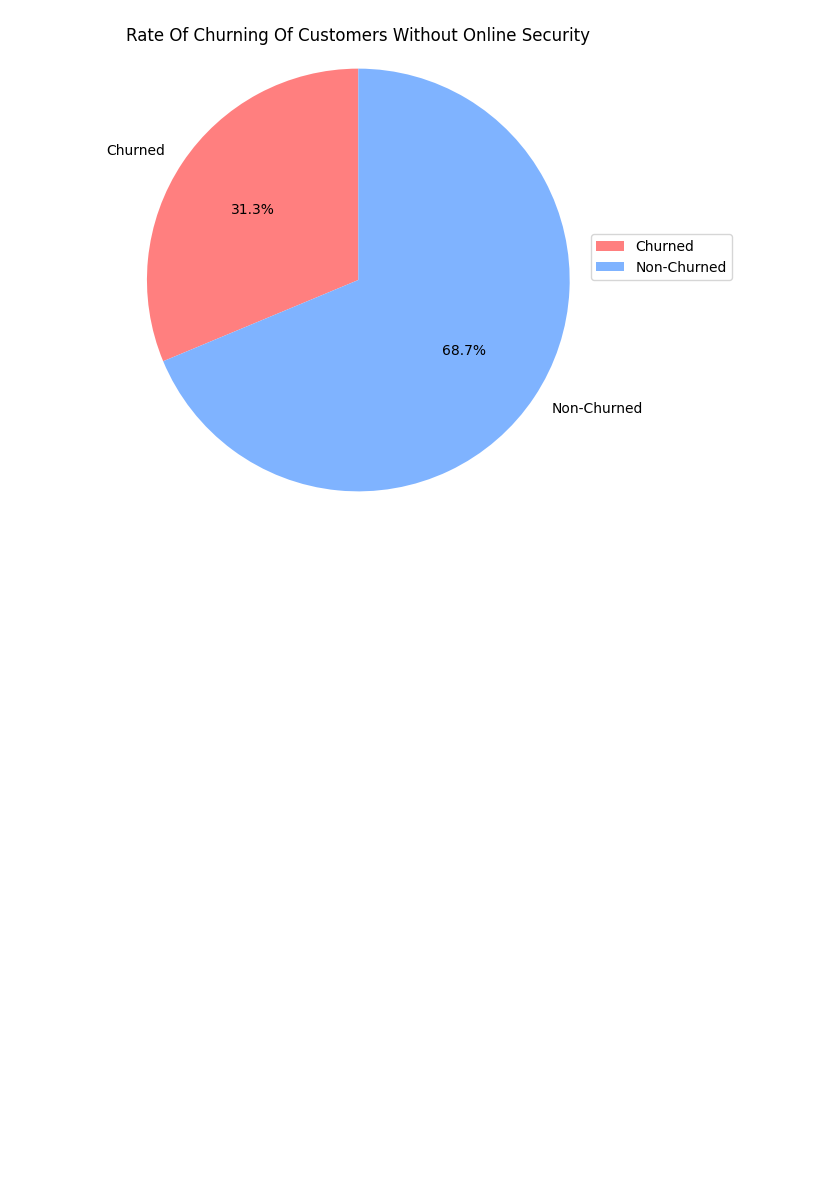
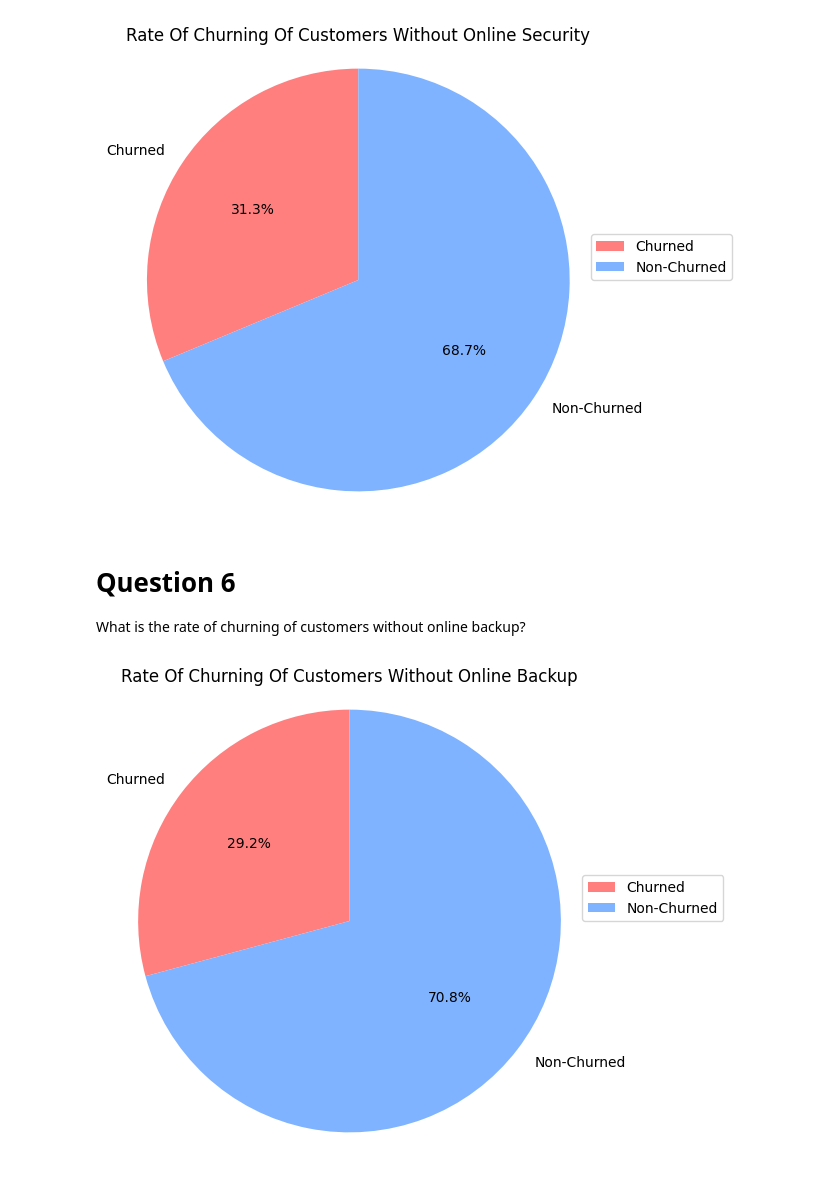
Before and after one commit to iameberedavid/Telco-Churn-Analysis, a Jupyter notebook: Jupyter Notebook.ipynb, the cells around one changed output. Drawn from its saved outputs; the diff is of its cells as text; code cells hidden in the pictures; blank space fills up the shorter version.

Commit message:
Answered questions 6 to 9

```diff
--- a/Jupyter Notebook.ipynb
+++ b/Jupyter Notebook.ipynb
@@ -703,3 +707,27 @@ plt.legend(loc=(1,0.5))
 plt.show()
 # %% [output]
 [figure]
+# %% [markdown]
+# Question 6
+What is the rate of churning of customers without online backup?
+# %%
+# Filter the DataFrame to include only customers without online backup
+no_backup_customers = train_data[train_data['OnlineBackup'] == 'No']
+
+# Calculate the rate of churning of customers without online backup
+churned_customers = no_backup_customers[no_backup_customers['Churn'] == 1]
+churned_rate = (churned_customers.shape[0] / no_backup_customers.shape[0]) * 100
+
+# Create a count plot to visualize the number of churned customers without online backup
+labels = ['Churned', 'Non-Churned']
+sizes = [churned_rate, 100 - churned_rate]
+colors = ['#FF7F7F', '#7FB3FF']
+
+plt.figure(figsize=(6, 6))
+plt.pie(sizes, labels=labels, colors=colors, autopct='%1.1f%%', startangle=90)
+plt.axis('equal')
+plt.title('Rate Of Churning Of Customers Without Online Backup')
+plt.legend(loc=(1,0.5))
+plt.show()
+# %% [output]
+[figure, added]
```
Also changed, not shown: parts of 7 cells of this notebook.
